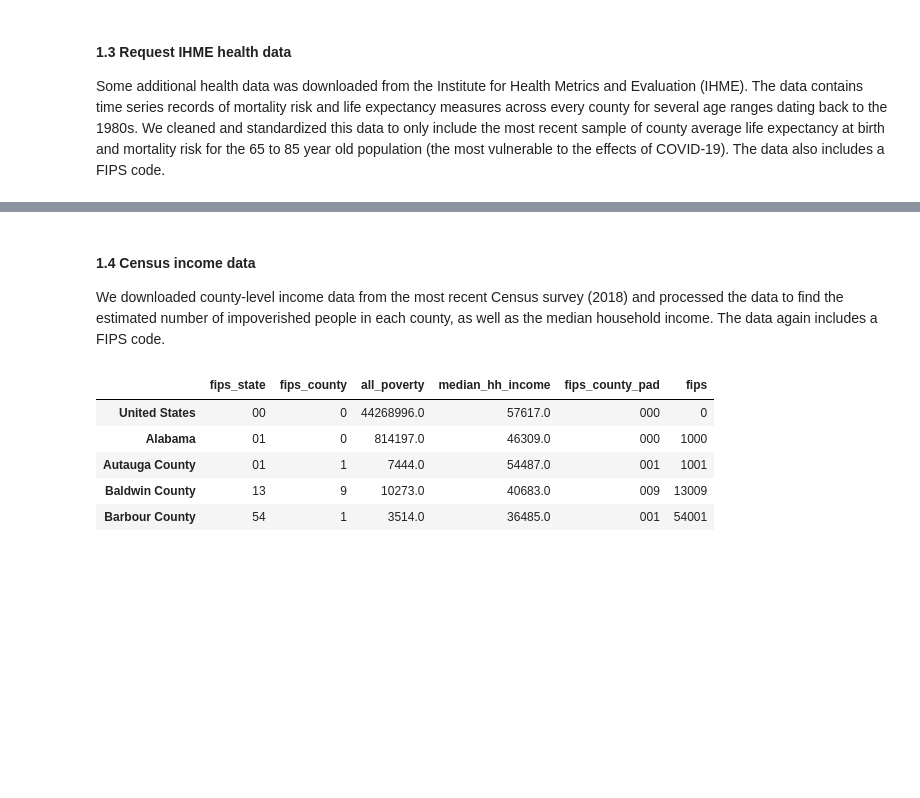
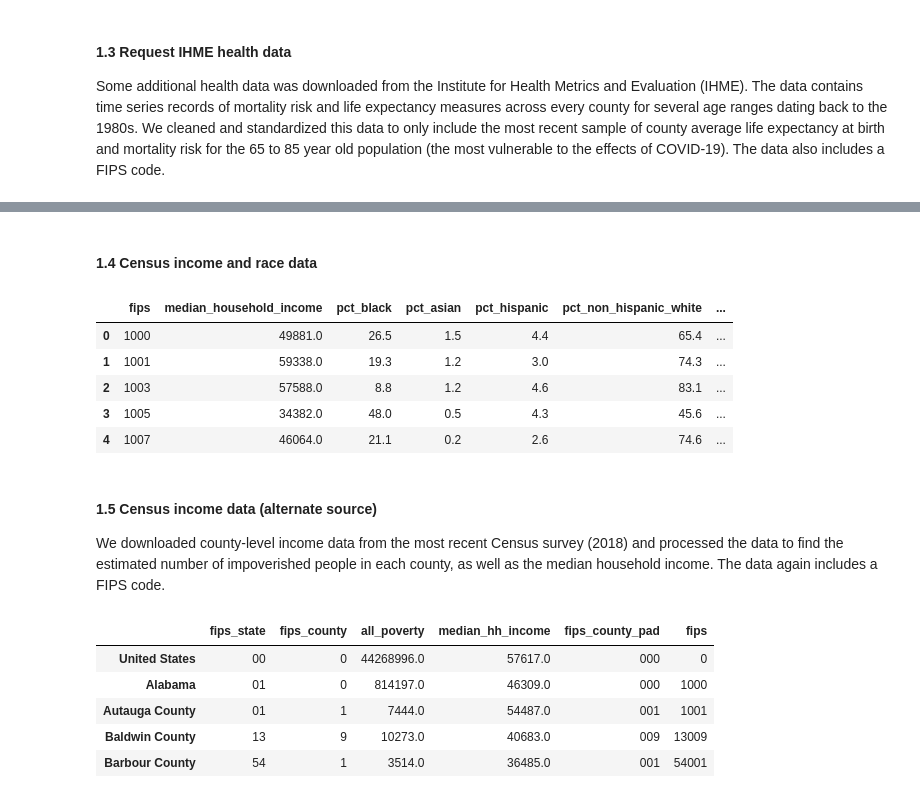
Before and after one commit to MichaelYinGH/ac209project, a Jupyter notebook: notebooks/demographic_data.ipynb, the cells around one changed output, grey strips where cells are left out. Saved outputs shown, nothing was run; the diff lists cells and outputs as text; code cells hidden in the pictures; blank space fills up the shorter version.

```diff
--- a/notebooks/demographic_data.ipynb
+++ b/notebooks/demographic_data.ipynb
@@ -75,5 +73,21 @@ health.head()
+# %% [markdown]
+#### 1.4 Census income and race data
+# %%
+inc = pd.read_csv(raw_dir/'income_race.csv').drop(['Population', 'County', 'State'], axis=1)
+
+inc.columns = [_.replace('%','pct').strip().replace('-','_').\
+               replace(' ', '_').lower() for _ in inc.columns]
+
+inc.head()
+# %% [output]
+|  | fips | median_household_income | pct_black | pct_asian | pct_hispanic | pct_non_hispanic_white | ... |
+| 0 | 1000 | 49881.0 | 26.5 | 1.5 | 4.4 | 65.4 | ... |
+| 1 | 1001 | 59338.0 | 19.3 | 1.2 | 3.0 | 74.3 | ... |
+| 2 | 1003 | 57588.0 | 8.8 | 1.2 | 4.6 | 83.1 | ... |
+| 3 | 1005 | 34382.0 | 48.0 | 0.5 | 4.3 | 45.6 | ... |
+| 4 | 1007 | 46064.0 | 21.1 | 0.2 | 2.6 | 74.6 | ... |
 # %% [markdown]
-#### 1.4 Census income data
+#### 1.5 Census income data (alternate source)
 
 We downloaded county-level income data from the most recent Census survey (2018) and processed the data to find the estimated number of impoverished people in each county, as well as the median household income. The data again includes a FIPS code.
 # %%
```
Also changed, not shown: parts of 10 cells of this notebook, 3 other files.
